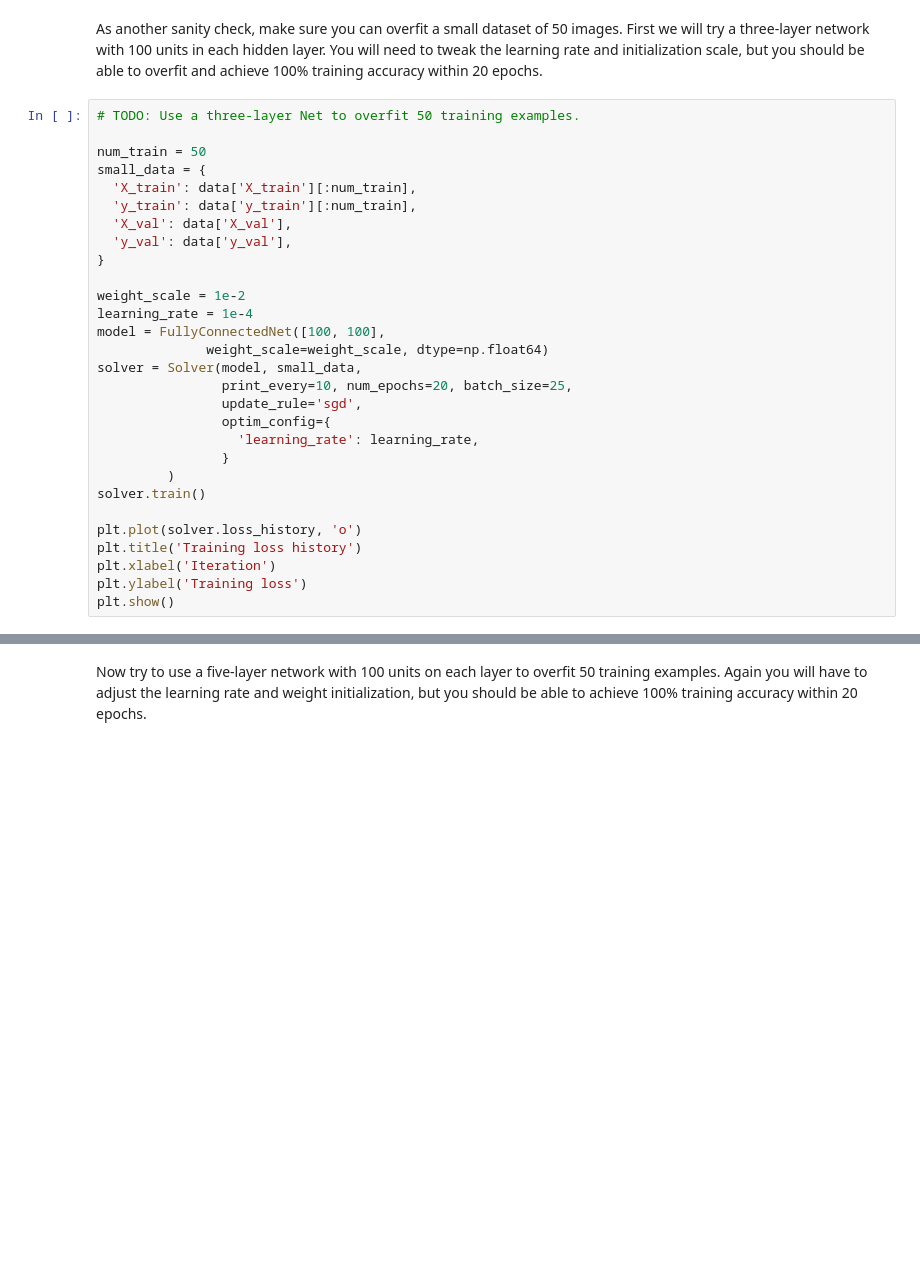
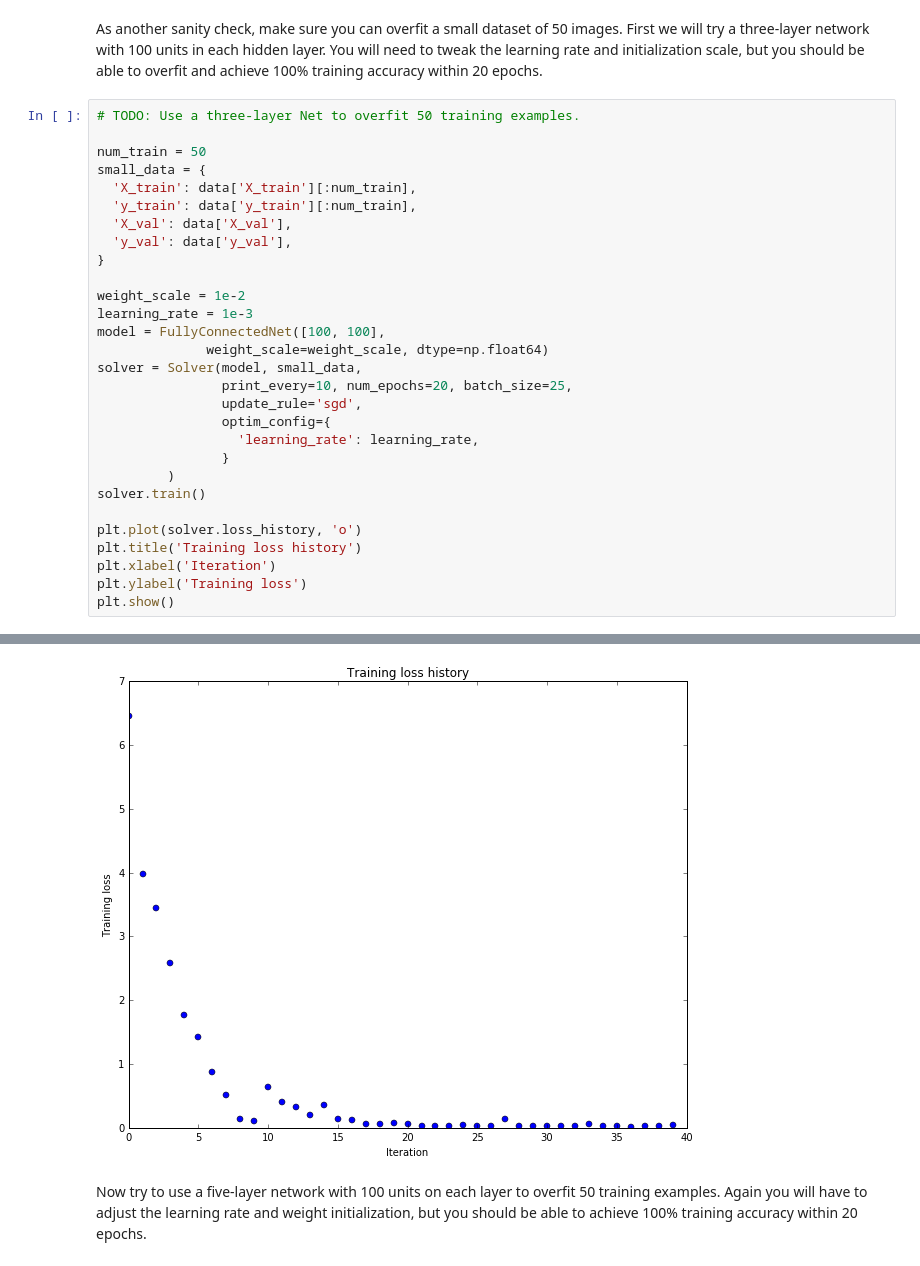
Before and after one commit to tongda/cs231n_2016_homework, a Jupyter notebook: assignment2/FullyConnectedNets.ipynb, the cells around one changed output, grey strips where cells are left out. Cells and saved outputs as stored; diff of their text form; blank space fills up the shorter version.

```diff
--- a/assignment2/FullyConnectedNets.ipynb
+++ b/assignment2/FullyConnectedNets.ipynb
@@ -332,7 +420,7 @@ small_data = {
 }
 
 weight_scale = 1e-2
-learning_rate = 1e-4
+learning_rate = 1e-3
 model = FullyConnectedNet([100, 100],
               weight_scale=weight_scale, dtype=np.float64)
 solver = Solver(model, small_data,
@@ -349,3 +437,4 @@ plt.title('Training loss history')
 plt.xlabel('Iteration')
 plt.ylabel('Training loss')
 plt.show()
+# %% [output]
@@ -352,3 +458,4 @@ plt.show()
+[figure, added]
 # %% [markdown]
 Now try to use a five-layer network with 100 units on each layer to overfit 50 training examples. Again you will have to adjust the learning rate and weight initialization, but you should be able to achieve 100% training accuracy within 20 epochs.
 # %%
```
Also changed, not shown: parts of 15 cells of this notebook, 4 other files.
